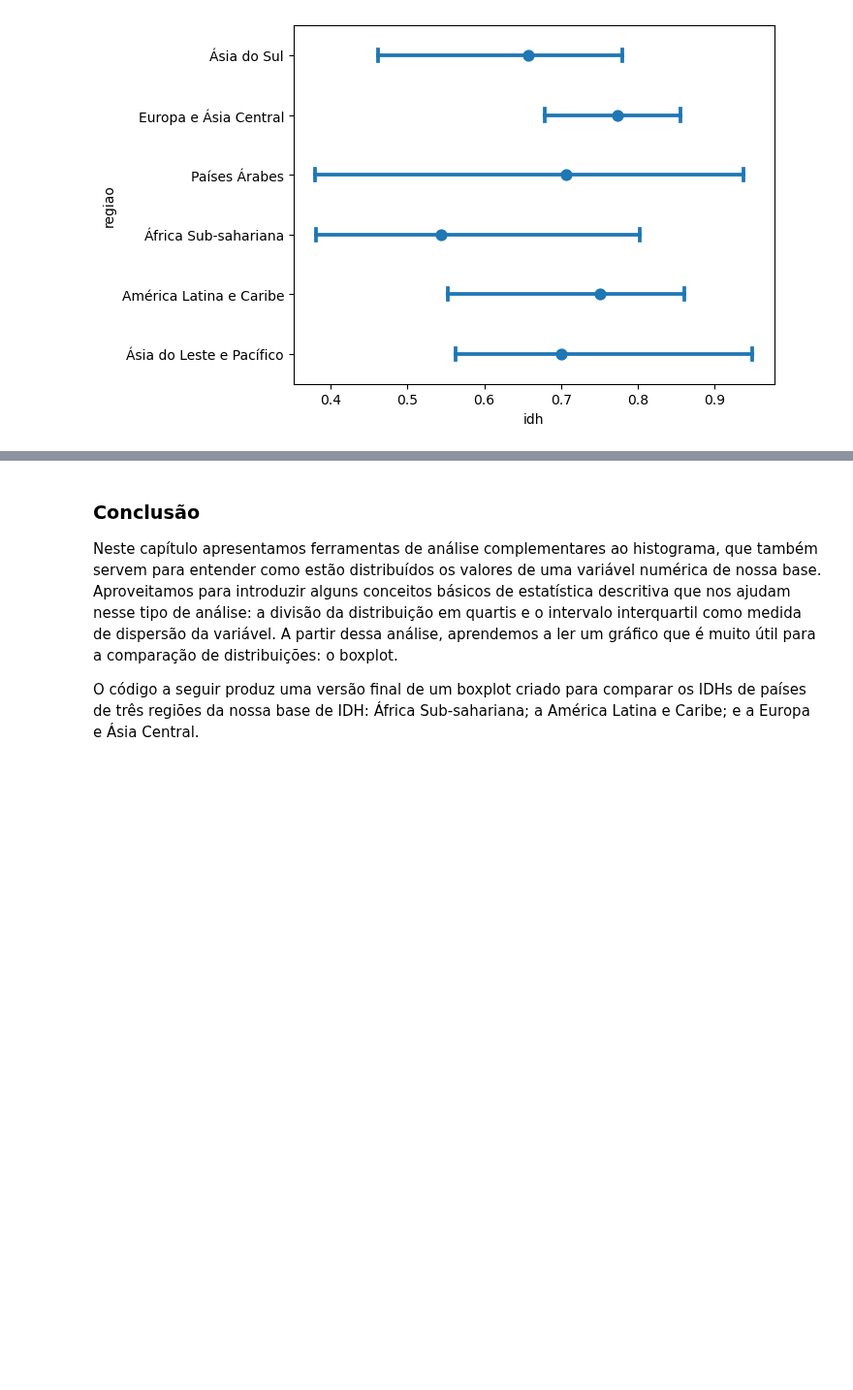
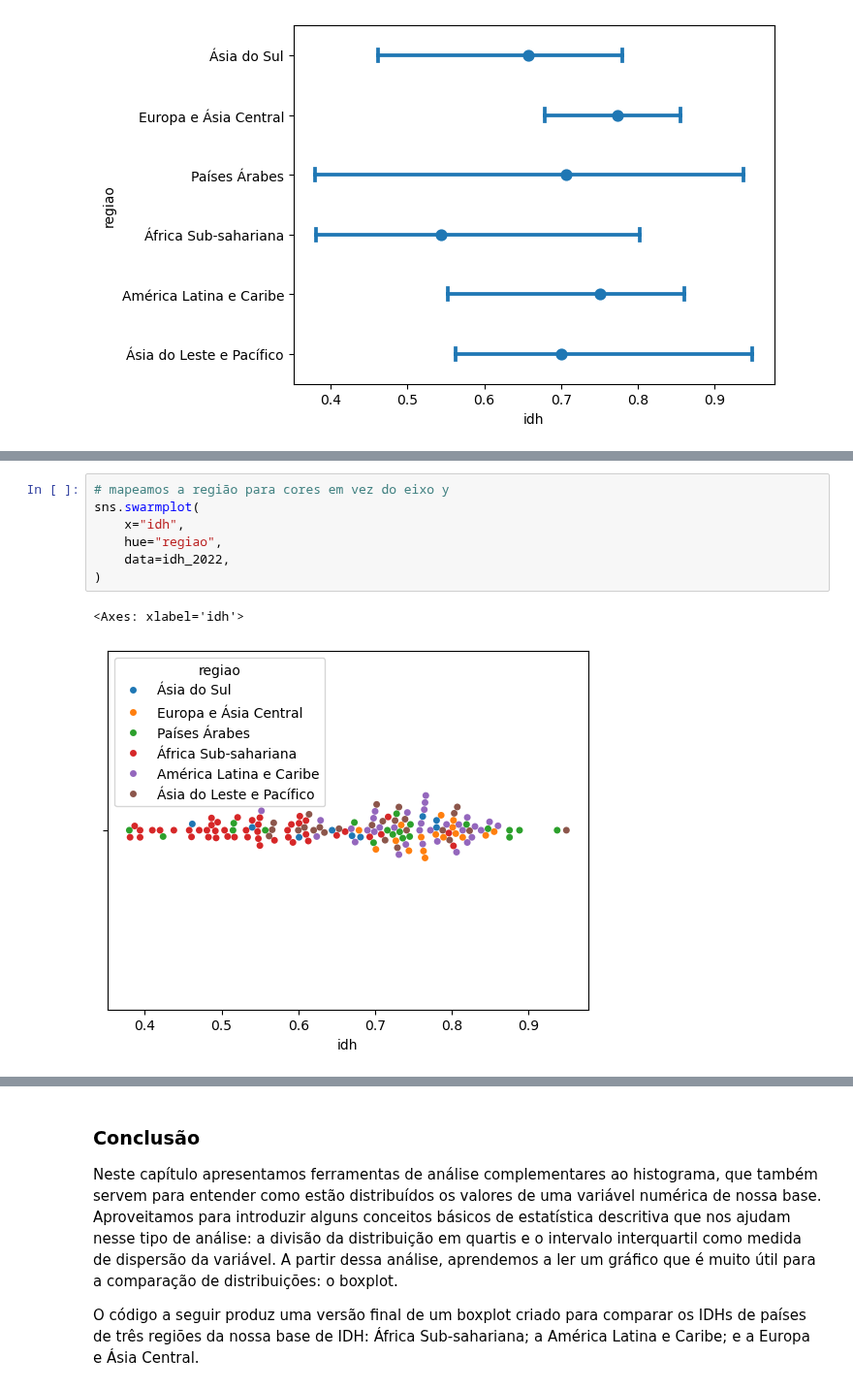
Before and after one commit to lthevenard/curso_prog, a Jupyter notebook: assets/_hidden/apostila_capitulo_6.ipynb, the cells around one changed output, grey strips where cells are left out. Shown at 97% size. Drawn from its saved outputs; the diff is of its cells as text; blank space fills up the shorter version.

```diff
--- a/assets/_hidden/apostila_capitulo_6.ipynb
+++ b/assets/_hidden/apostila_capitulo_6.ipynb
@@ -143,0 +182,10 @@ LIMITE DE NÃO TER IDEIA DO N
+# %%
+# mapeamos a região para cores em vez do eixo y
+sns.swarmplot(
+    x="idh",
+    hue="regiao",
+    data=idh_2022,
+)
+# %% [output]
+<Axes: xlabel='idh'>
+[figure, added]
```
Also changed, not shown: parts of 11 cells of this notebook.
